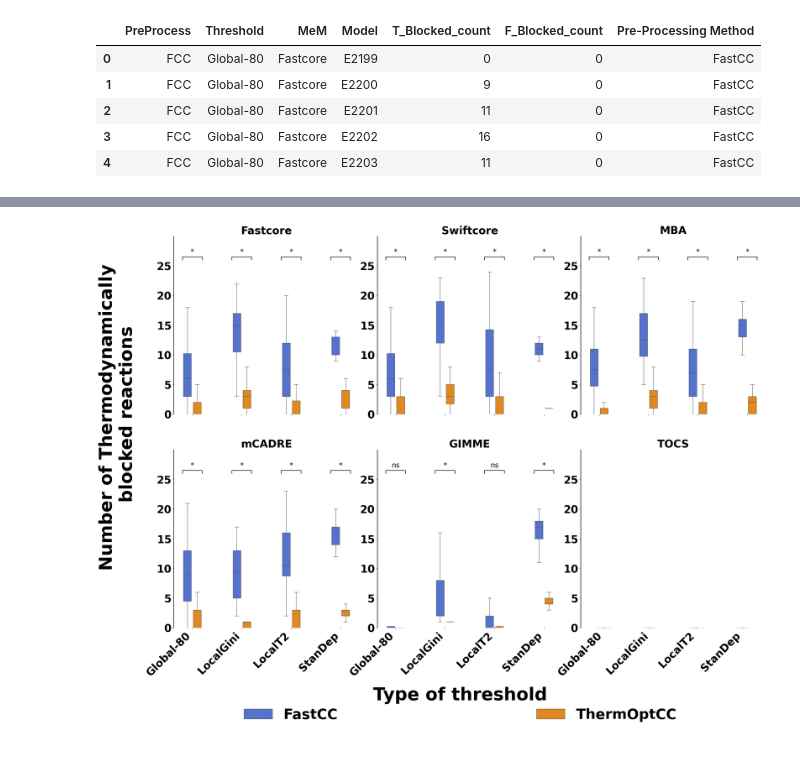
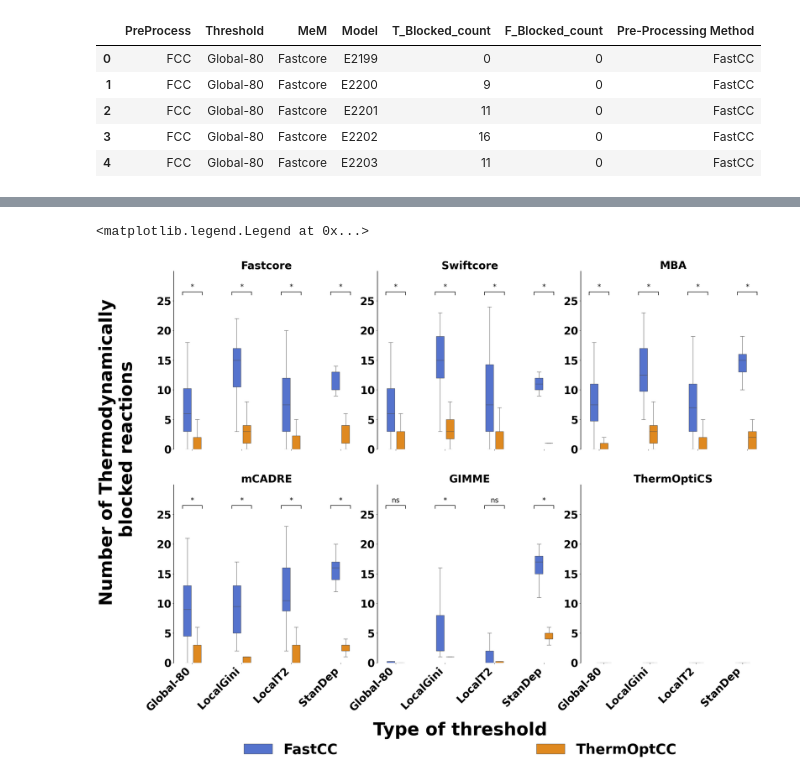
Before and after one commit to NiravBhattLab/ThermOptCOBRA, a Jupyter notebook: PaperThermOptCOBRA/Visualization/TCC_of_CSM.ipynb, the cells around one changed output, grey strips where cells are left out. Cells and saved outputs as stored; diff of their text form; code cells hidden in the pictures.

```diff
--- a/PaperThermOptCOBRA/Visualization/TCC_of_CSM.ipynb
+++ b/PaperThermOptCOBRA/Visualization/TCC_of_CSM.ipynb
@@ -155,8 +157,9 @@ for m,ax in zip(MeMs,axes):
 
         df2=df[(df['MeM']==m) & (df['Threshold']==t) & (df['Pre-Processing Method']=='ThermOptCC')]
         df2 = df2['T_Blocked_count']
-        result = ks_2samp(df1.values, df2.values)
-        if result[1] < 0.05:
+        result = ranksums(df1.values, df2.values, alternative='greater')
+        # result = ks_2samp(df1.values, df2.values)
+        if result[1] < 0.01:
             text = '*'
         else:
             text = 'ns'
@@ -170,7 +173,7 @@ m='TOCS'
 ax=axes[-1]
 df0=df[df['MeM']==m]
 sns.boxplot(data=df0, x="Threshold", y="T_Blocked_count", hue="Pre-Processing Method",showfliers=False,width=.4,gap=0.2,ax=ax,palette=pal)
-ax.set_title(m,fontweight='bold',fontsize=30)
+ax.set_title('ThermOptiCS',fontweight='bold',fontsize=30)
 # removing the spines
 ax.spines['top'].set_visible(False)
 ax.spines['right'].set_visible(False)
@@ -180,32 +183,33 @@ ax.get_legend().remove()
 # remving the ylabel
 ax.set_ylabel('')
 # removing the xlabel
 ax.set_xlabel('')
 # making spines bold
 ax.spines['left'].set_linewidth(1.5)
 # setting the yticks
 ax.set_yticks(np.arange(0, 30, 5))
 for i in range(6):
     if i in [0,1,2]:
         axes[i].set_xticklabels([])
 ax.set_ylim(0,30)
 
 # reducing the spces between the subplots
 plt.subplots_adjust(wspace=0.1)
 axes[0].set_ylabel(f'Number of Thermodynamically \n blocked reactions \n', fontsize=50,fontweight='bold',y=0)
 fig.supxlabel('Type of threshold', fontsize=50,fontweight='bold',x=0.5, y=-0.04)
 # axes[0].set_ylabel(f'Number of Thermodynamically blocked reactions \n',fontsize=45,fontweight='bold')
 # axes[4].set_xlabel('Type of threshold',fontsize=50,fontweight='bold')
 
 # bold xticks and yticks
 for i,ax in enumerate(axes):
     plt.setp(ax.get_xticklabels(), fontweight='bold',fontsize=30,rotation=45,ha='right')
     plt.setp(ax.get_yticklabels(), fontweight='bold',fontsize=30)
 # axes[3].scatter([], [], label="p-value",color='blue',marker='s',s=500)
 # sertting the legend at the bottom of the plot in a horizontal manner and giving color
 # getting the handles and labels of the plot
 handles, labels = axes[3].get_legend_handles_labels()
 fig.legend(handles,labels, loc='lower center', bbox_to_anchor=(0.2, -0.1, 0.6, 1.),frameon=0,mode='expand',ncol=2,prop={'size':40,'weight':'bold'})
-plt.savefig('FCC_vs_TCC_GSM_large.pdf',bbox_inches='tight')
+# plt.savefig('FCC_vs_TCC_GSM_large.pdf',bbox_inches='tight')
 # %% [output]
+<matplotlib.legend.Legend at 0x...>
-[figure, old version]
+[figure, new version]
```
Also changed, not shown: parts of 2 cells of this notebook, 2 other files.
